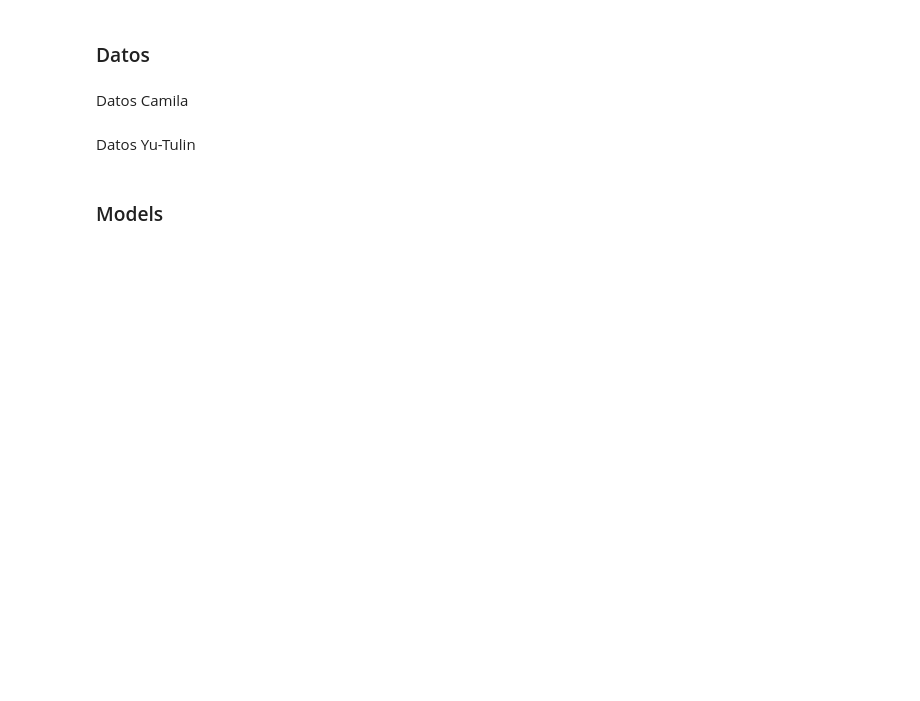
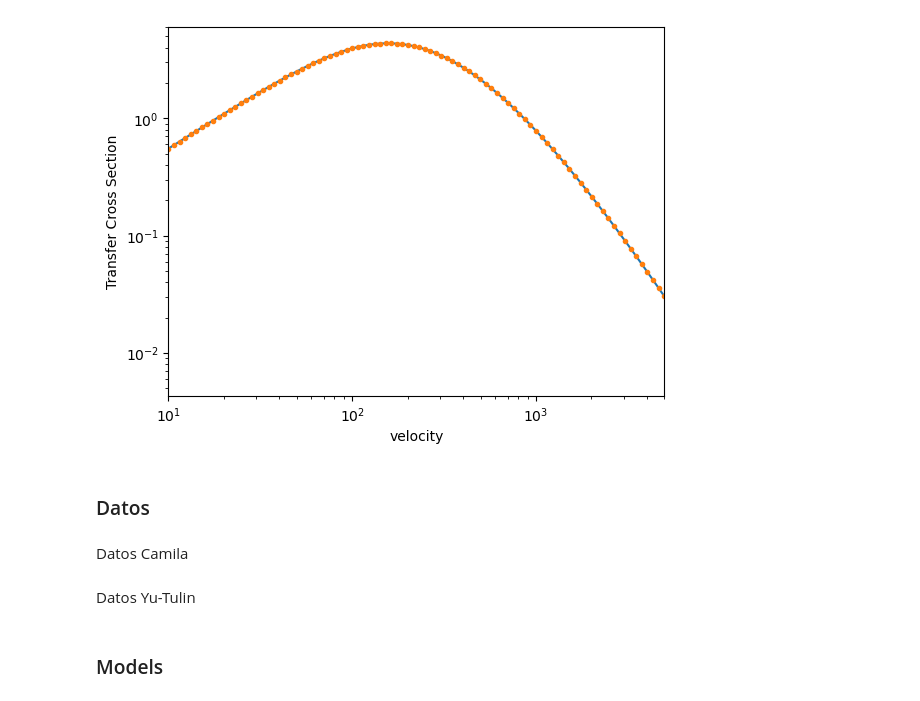
Before and after one commit to nigomezcr/Leptophilic-Atlas-Repo, a Jupyter notebook: MCMC-Fits.ipynb, the cells around one changed output. Drawn from its saved outputs; the diff is of its cells as text; code cells hidden in the pictures; blank space fills up the shorter version.

```diff
--- a/MCMC-Fits.ipynb
+++ b/MCMC-Fits.ipynb
@@ -6,3 +28,36 @@ import emcee
+# %%
+import matplotlib.pyplot as plt
+
+
+v_array = np.logspace(1, 4, 100)
+gprime = 0.04
+mPhi = 10
+mX = 10
+
+
+
+#crossSection_array = [Transfer_Sigma_Low_Energy(v/c, g=gprime, M = 0.009, m=mX) for v in v_array]
+#normalized_cross_section_array = [Normalized_Transer(v, g = gprime, M = mPhi, m =mX) for v in v_array]
+
+crossSection_array = [Transfer_SigmaV(v, g=gprime, M=mPhi/1000, m = mX) for v in v_array]
+normalized_cross_section_array = [Normalized_SigmaV2(v, g=gprime, M=mPhi, m = mX) for v in v_array]
+#PP_crosssection_array = [Transfer_SigmaV(v, g=gprime, M=mPhi, m=mX) for v in v_array]
+
+
+plt.plot(v_array, crossSection_array)
+plt.plot(v_array, normalized_cross_section_array, '.')
+#plt.plot(v_array, PP_crosssection_array, '.')
+
+
+
+plt.xlim([10, 5000])
+plt.xscale('log')
+plt.yscale('log')
+plt.ylabel('Transfer Cross Section')
+plt.xlabel('velocity')
+plt.show()
+# %% [output]
+[figure, added]
 # %% [markdown]
 ### Datos
 # %% [markdown]
```
Also changed, not shown: parts of 13 cells of this notebook, 4 other files.
